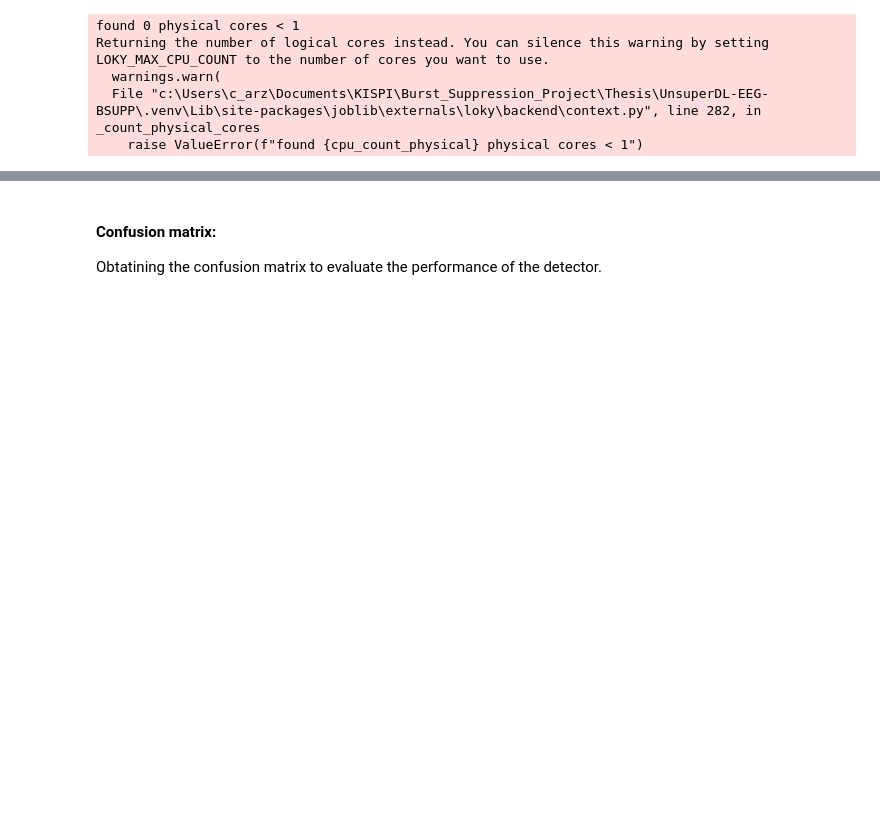
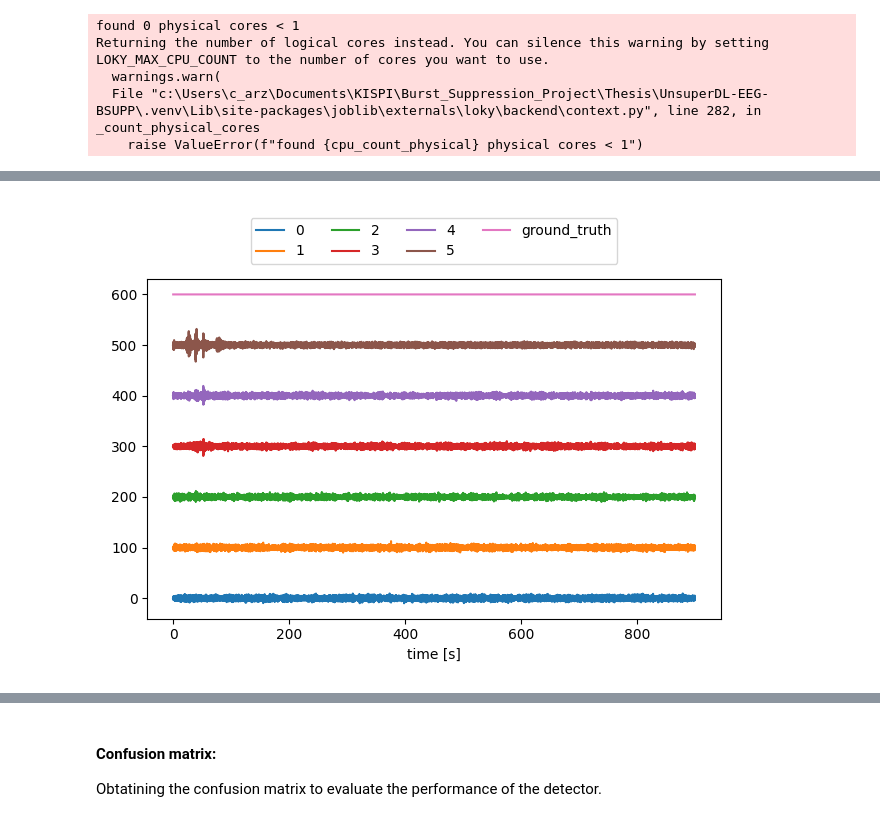
Before and after one commit to carzaga1/UnsuperDL-EEG-BSUPP, a Jupyter notebook: notebooks/01_clustering_algo_all.ipynb, the cells around one changed output, grey strips where cells are left out. Drawn from its saved outputs; the diff is of its cells as text; code cells hidden in the pictures; blank space fills up the shorter version.

```diff
--- a/notebooks/01_clustering_algo_all.ipynb
+++ b/notebooks/01_clustering_algo_all.ipynb
@@ -284,0 +302,12 @@ KeyboardInterrupt:
+# %%
+data_learning = patient_data['Pat19']['data_learning']
+eeg_learning = detector.get_windows(patient_data['Pat19']['eeg_learning'])
+learned_labels = detector_results.loc[detector_results['patient_id'] == 'Pat19', 'labels'].values[0]
+
+labels_frame = combine_windows_with_labels(eeg_learning, learned_labels)
+data_learning_labeled = data_learning.copy()
+data_learning_labeled['label'] = labels_frame['label']
+# %%
+plot_eeg(data_learning)
+# %% [output]
+[figure, added]
```
Also changed, not shown: parts of 25 cells of this notebook.
